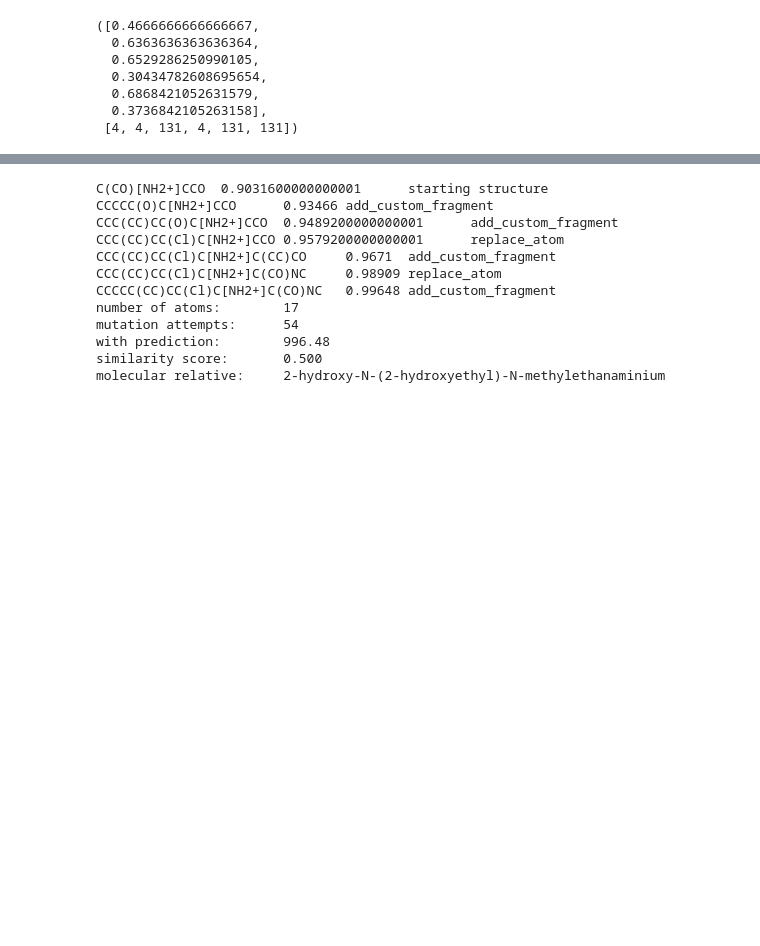
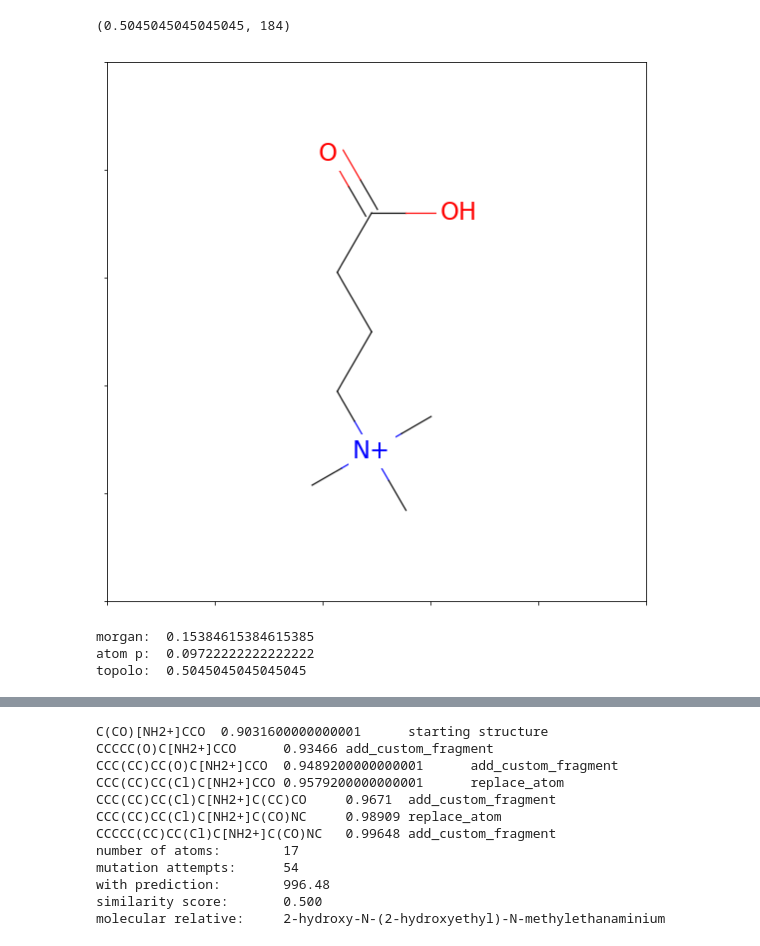
Before and after one commit to wesleybeckner/gains, a Jupyter notebook: scripts/gains_prototype.ipynb, the cells around one changed output, grey strips where cells are left out. Drawn from its saved outputs; the diff is of its cells as text; code cells hidden in the pictures; blank space fills up the shorter version.

```diff
--- a/scripts/gains_prototype.ipynb
+++ b/scripts/gains_prototype.ipynb
@@ -47,15 +47,35 @@ for i in range(len(tableau20)):
 # %%
 from gains.salt_generator import *
 # %%
+model_ID = "density_m3"
 parent_candidates = eval(genetic.load_data("{}_summary.csv".
                              format(model_ID)).loc[1][1])
-best = genetic.Chromosome('CCCO',0)
-genetic.molecular_similarity(best, parent_candidates, all=True)
+best = genetic.Chromosome('OC(=O)C(N)Cc1ccc(O)cc1',0)
+genetic.molecular_similarity(best, parent_candidates)
 # %% [output]
-([0.4666666666666667,
-  0.6363636363636364,
-  0.6529286250990105,
-  0.30434782608695654,
-  0.6868421052631579,
-  0.3736842105263158],
- [4, 4, 131, 4, 131, 131])
+(0.5045045045045045, 184)
+# %%
+fig=Draw.MolToMPL(ms[1])
+fig.savefig(filename='../../designer_molecules/1.pdf',
+                       bbox_inches='tight', format='pdf')
+# %% [output]
+[figure, added]
+# %%
+from rdkit.Chem.AtomPairs import Pairs
+from rdkit.Chem import AllChem
+
+ms = [Chem.MolFromSmiles("OC(=O)C(N)Cc1ccc(O)cc1"), Chem.MolFromSmiles(parent_candidates[184])]
+radius = 2
+
+fpatom = [Pairs.GetAtomPairFingerprintAsBitVect(x) for x in ms]
+fpmorg = [AllChem.GetMorganFingerprint(ms[0],radius,useFeatures=True),
+          AllChem.GetMorganFingerprint(ms[1],radius,useFeatures=True)]
+fptopo = [FingerprintMols.FingerprintMol(x) for x in ms]
+
+print("morgan: ",DataStructs.TanimotoSimilarity(fpmorg[0], fpmorg[1]))
+print("atom p: ",DataStructs.TanimotoSimilarity(fpatom[0], fpatom[1]))
+print("topolo: ",DataStructs.TanimotoSimilarity(fptopo[0], fptopo[1]))
+# %% [output]
+morgan:  0.15384615384615385
+atom p:  0.09722222222222222
+topolo:  0.5045045045045045
```
Also changed, not shown: parts of 9 cells of this notebook, 45 other files.
